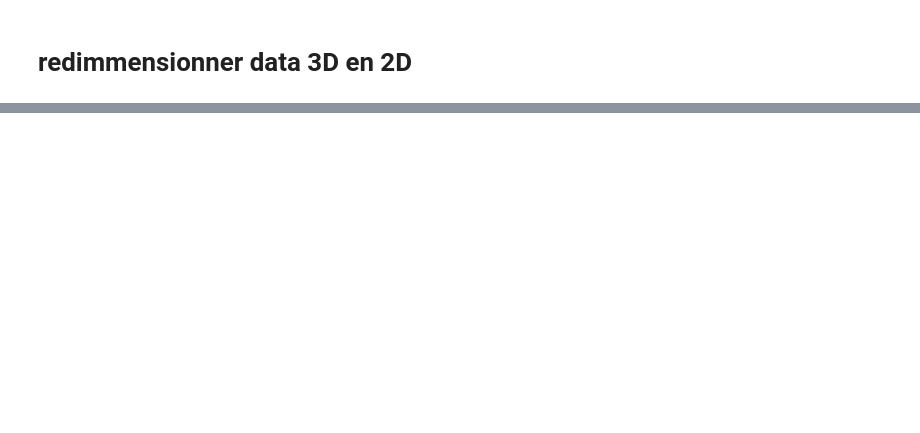
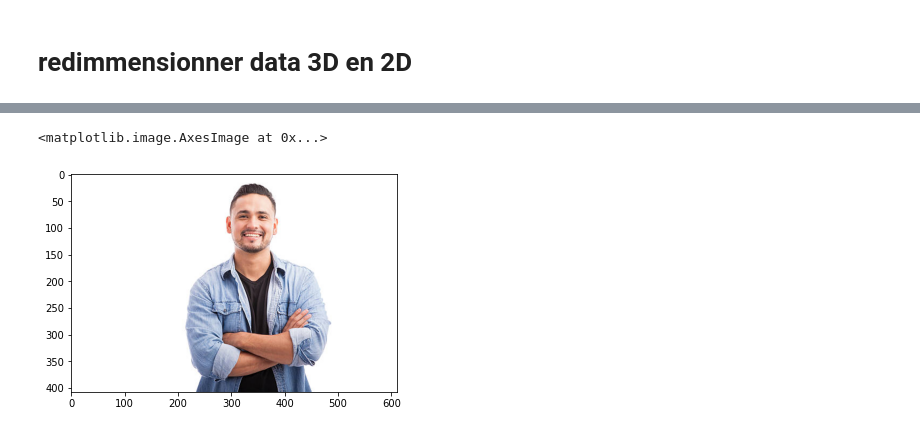
Before and after one commit to Junny-cloud/CompareImage, a Jupyter notebook: Untitled.ipynb, the cells around one changed output, grey strips where cells are left out. Cells and saved outputs as stored; diff of their text form; code cells hidden in the pictures; blank space fills up the shorter version.

```diff
--- a/Untitled.ipynb
+++ b/Untitled.ipynb
@@ -223,0 +252,5 @@ if((imageMat == loaded_mat).all()):
+# %%
+plt.imshow(imageMat)
+# %% [output]
+<matplotlib.image.AxesImage at 0x...>
+[figure, added]
```
Also changed, not shown: parts of 5 cells of this notebook, 17 other files.
